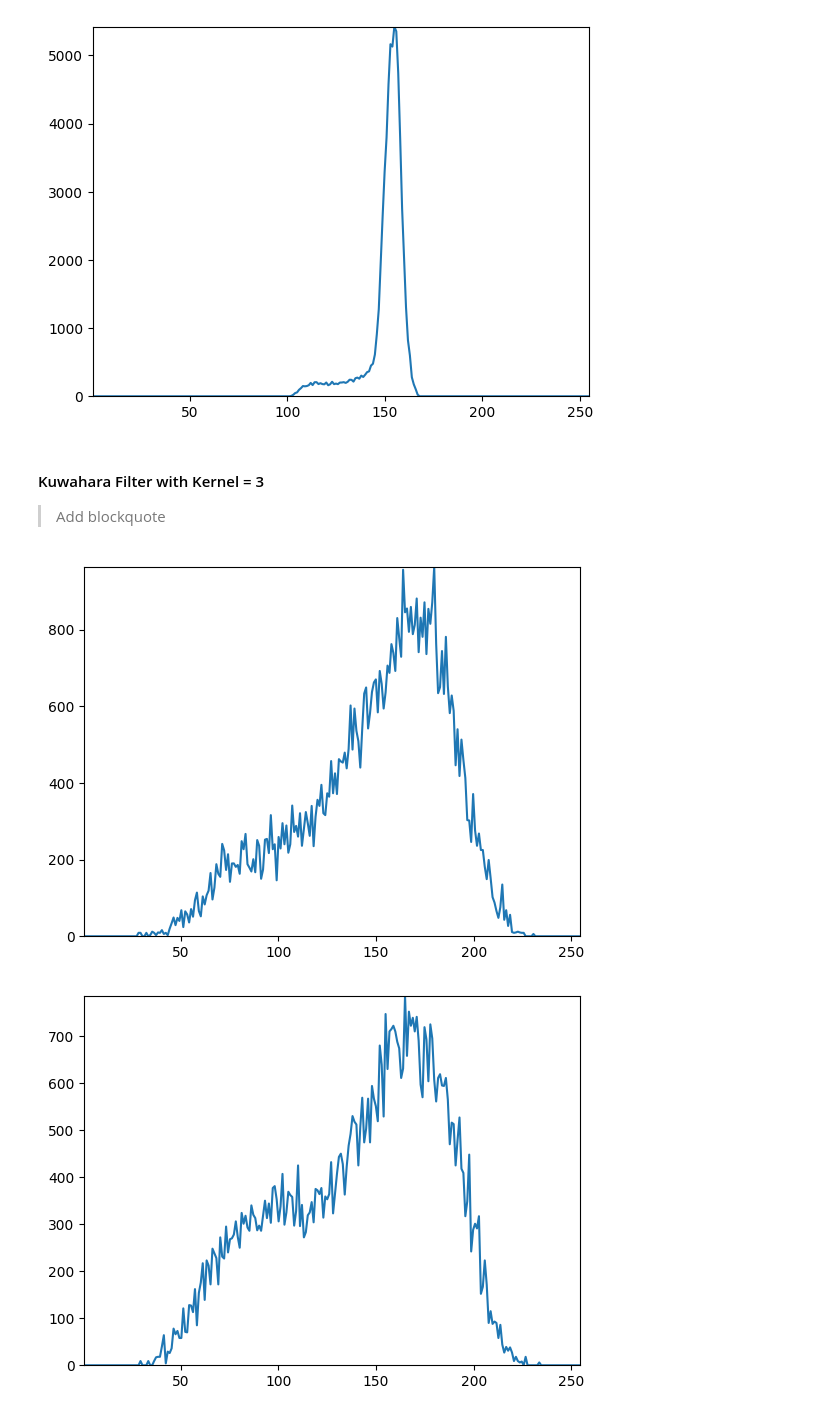
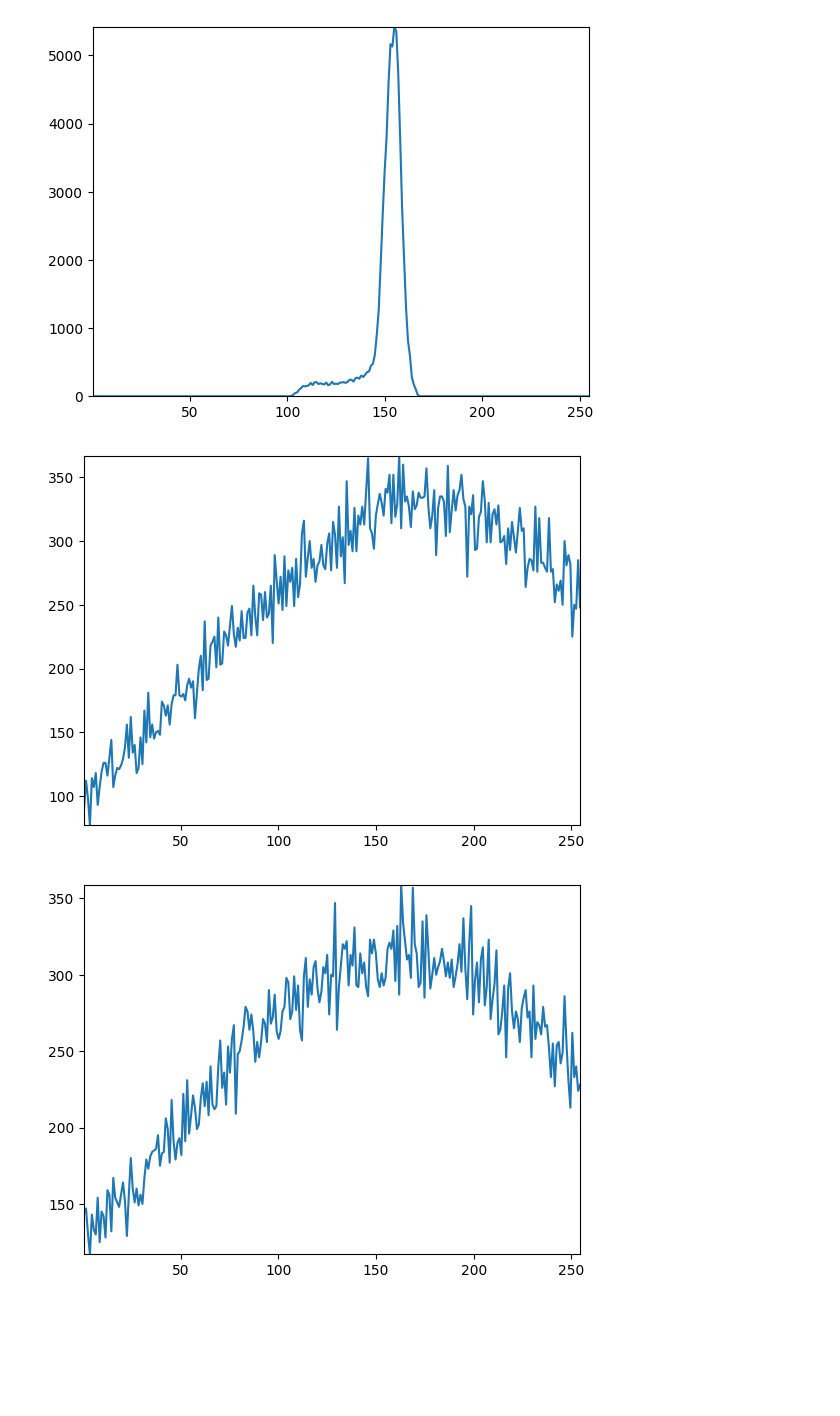
Before and after one commit to codes-by-pinewood/Blona, a Jupyter notebook: Practical_02/ImageAnalysisPractical2.ipynb, the cells around one changed output. Saved outputs shown, nothing was run; the diff lists cells and outputs as text; code cells hidden in the pictures; blank space fills up the shorter version.

```diff
--- a/Practical_02/ImageAnalysisPractical2.ipynb
+++ b/Practical_02/ImageAnalysisPractical2.ipynb
@@ -379,18 +379,14 @@ hc8 = dip.Gauss(c4, 5)
 dip.Histogram(hc8, nBins=256).Show()
 # %% [output]
 [figure]
-# %% [markdown]
-#### Kuwahara Filter with Kernel = 3
-
-> Add blockquote
 # %%
-kc1 = dip.Kuwahara(c1, 3)
+kc1 = dip.Kuwahara(c1, 2)
 dip.Histogram(kc1, nBins=256).Show()
 # %% [output]
-[figure, old version]
+[figure, new version]
 # %%
-kc2 = dip.Kuwahara(c2, 3)
+kc2 = dip.Kuwahara(c2, 2)
 dip.Histogram(kc2, nBins=256).Show()
 # %% [output]
-[figure, old version]
+[figure, new version]
 # %%
```
Also changed, not shown: parts of 16 cells of this notebook.
